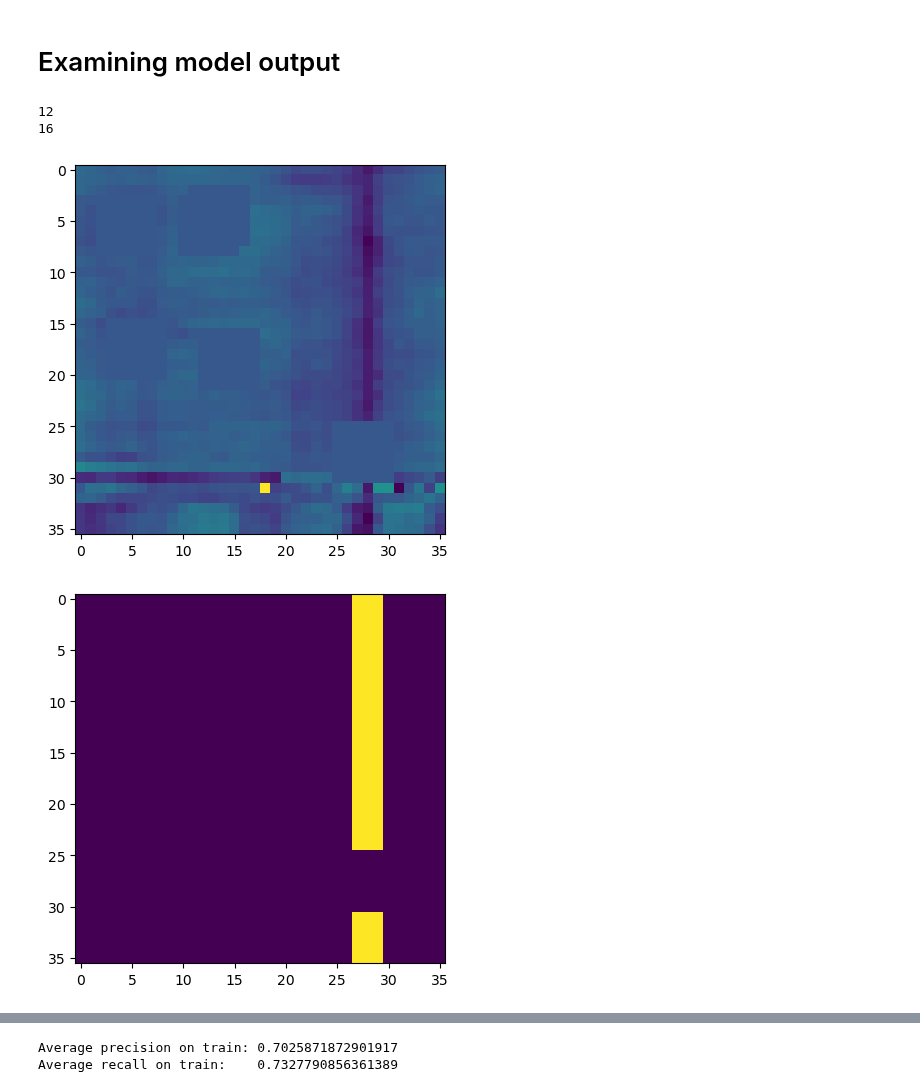
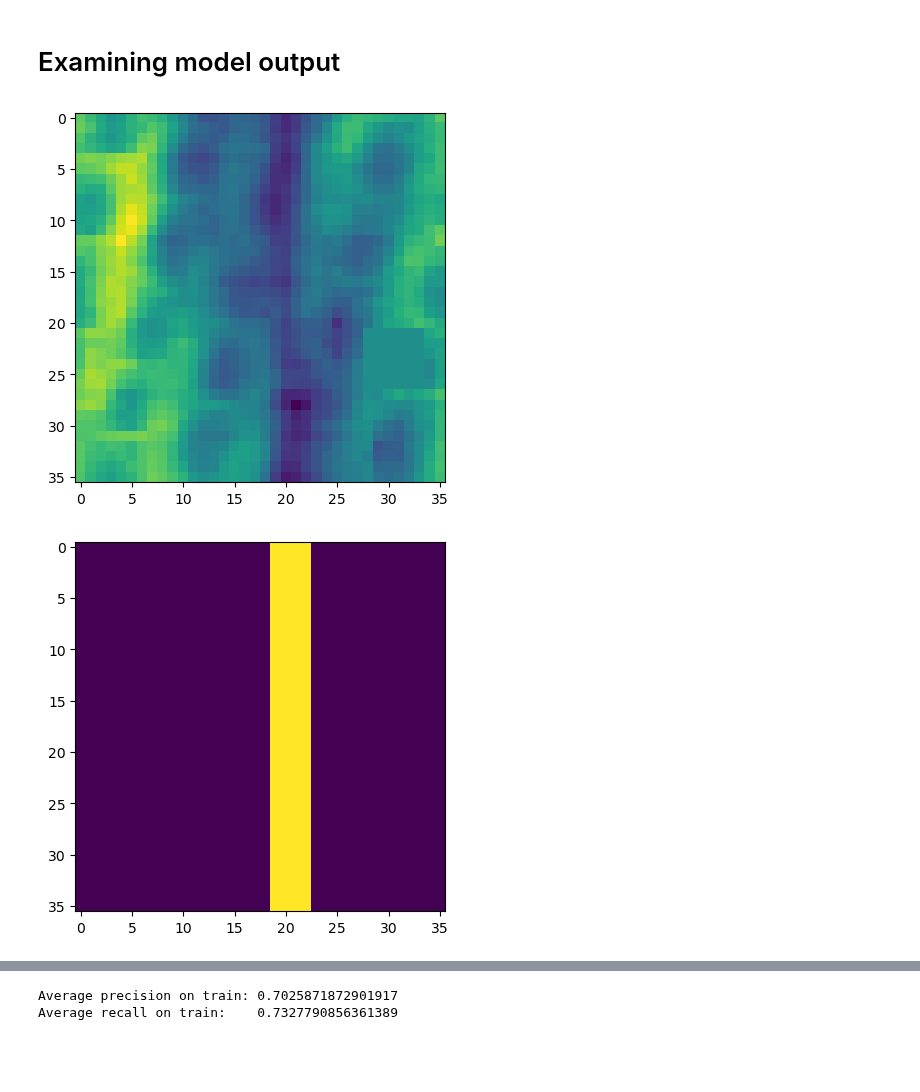
Before and after one commit to EllingtonKirby/Pipe-Corrosion-Detection, a Jupyter notebook: evaluation.ipynb, the cells around one changed output, grey strips where cells are left out. Saved outputs shown, nothing was run; the diff lists cells and outputs as text; code cells hidden in the pictures; blank space fills up the shorter version.

```diff
--- a/evaluation.ipynb
+++ b/evaluation.ipynb
@@ -25,20 +25,23 @@ import unet
 import r2u_att
 import attunet
 
-model = unet.UNet(n_channels=1, n_classes=1, n_steps=4, with_pl=True)
+# model = unet.UNet(n_channels=1, n_classes=1, n_steps=4, with_pl=True)
 # model = baseline.Baseline()
 # model = r2u_att.R2AttU_Net(img_ch=1, output_ch=1, t=2)
-# model = attunet.AttU_Net(img_ch=1, output_ch=1)
-model.load_state_dict(torch.load('./checkpoints/unet/unet_21.pt', map_location=torch.device('cpu')))
+model = attunet.AttU_Net(img_ch=1, output_ch=1)
+model.load_state_dict(torch.load('./checkpoints/r2u/attunet_100e.pt', map_location=torch.device('cpu')))
 test_df = data_pipeline.build_test_dataframe(use_processed_images=False, limit_well_number=None)
 train_df = data_pipeline.build_dataframe(use_processed_images=False, limit_well_number=None)
+test_data = torch.from_numpy(np.vstack(test_df['data'].to_numpy()))
+test_data = torch.nan_to_num(test_data)
+outliers = ((test_data.min(dim=1, keepdim=True).values < -10) == True).flatten()
+
 X_test, X_names, X_train, Y_train = data_pipeline.build_test_dataloaders(test_df, train_df, apply_scaling=True)
+
 test_dl = DataLoader(TensorDataset(X_test), batch_size=1)
 train_dl = DataLoader(TensorDataset(X_train, Y_train), batch_size=1)
 train_data = torch.from_numpy(np.vstack(train_df['data'].to_numpy()))
 train_data = torch.nan_to_num(train_data)
-test_data = torch.from_numpy(np.vstack(test_df['data'].to_numpy()))
-test_data = torch.nan_to_num(test_data)
 # %%
 count_less_than_neg_10 = torch.sum(test_data < -10, dim=1)
 total_elements_per_row = test_data.size(1)
@@ -51,35 +54,23 @@ torch.Size([39])
 # %% [markdown]
 # Examining model output
 # %%
-example = 1
+example = 10
 img = X_train[example].reshape(-1, 1, 36,36)
 label = Y_train[example].reshape(-1, 1, 36,36)
-
-h, w = img.shape[-2:]
-size = 6
-y = np.random.randint(0, h - size - 1)
-x = np.random.randint(0, w - size - 1)
-print(x)
-print(y)
-
-img[:, :, y:y + size, x:x + size] = 0
-label[:, :, y:y + size, x:x + size] = 0
 
 plt.imshow(img.view(36, 36))
 plt.show()
 
-# model.eval()
-# with torch.no_grad():
-#     out_1,_ = model(img)
-#     pred_1 = ((F.sigmoid(out_1) > .5)*1)
+model.eval()
+with torch.no_grad():
+    out_1,_ = model(img)
+    pred_1 = ((F.sigmoid(out_1) > .5)*1)
 
 plt.imshow(label.view(36, 36))
 plt.show()
 
-# plt.imshow(pred_1.view(36, 36))
-# plt.show()
+plt.imshow(pred_1.view(36, 36))
+plt.show()
 # %% [output]
-12
-16
-[figure, old version]
+[figure, new version]
-[figure, old version]
+[figure, new version]
```
Also changed, not shown: parts of 4 cells of this notebook, 4 other files.
